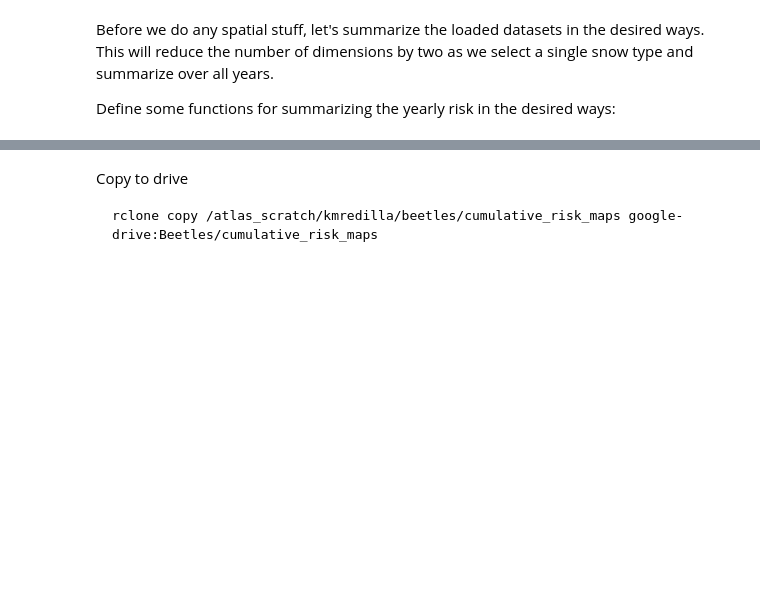
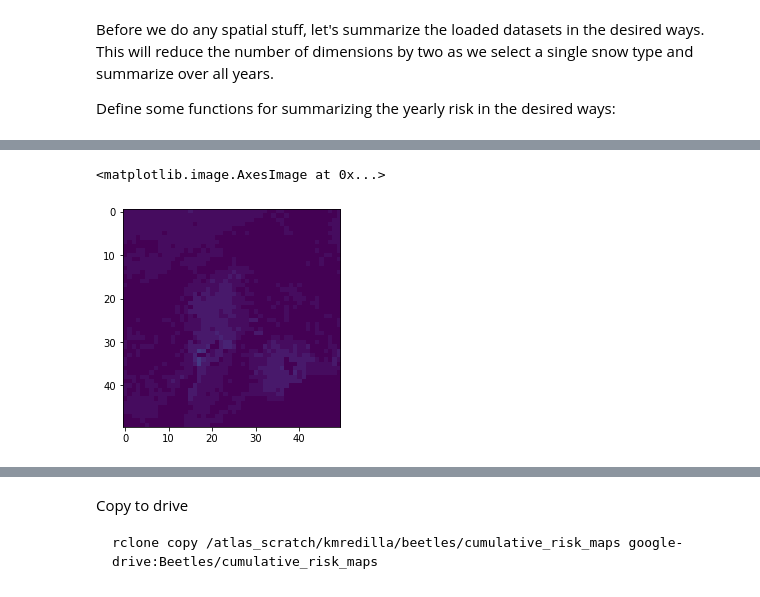
Before and after one commit to ua-snap/spruce-beetle-risk, a Jupyter notebook: eda.ipynb, the cells around one changed output, grey strips where cells are left out. Cells and saved outputs as stored; diff of their text form; code cells hidden in the pictures; blank space fills up the shorter version.

```diff
--- a/eda.ipynb
+++ b/eda.ipynb
@@ -81,0 +146,9 @@ forest_fp = "/workspace/Shared/Tech_Projects/beetles/project_data/ak_forest_mask
+# %%
+arr = np.apply_along_axis(
+    count_risk, 0, had_ds["risk"].sel(snow="med", y=slice(100,150), x=slice(125, 175))
+)
+
+plt.imshow(arr, interpolation="none", vmin=0, vmax=30)
+# %% [output]
+<matplotlib.image.AxesImage at 0x...>
+[figure, added]
```
Also changed, not shown: parts of 40 cells of this notebook.
